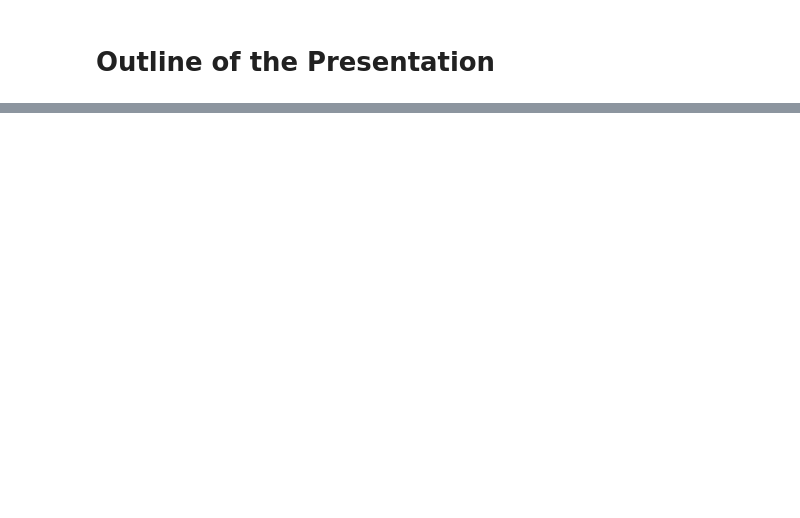
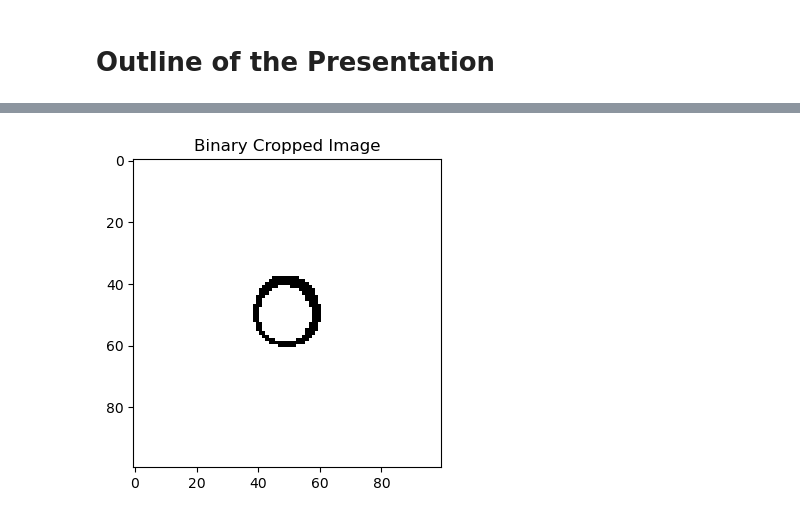
Before and after one commit to Hari31416/mini-project, a Jupyter notebook: presentations/first/Outline.ipynb, the cells around one changed output, grey strips where cells are left out. Cells and saved outputs as stored; diff of their text form; code cells hidden in the pictures; blank space fills up the shorter version.

```diff
--- a/presentations/first/Outline.ipynb
+++ b/presentations/first/Outline.ipynb
@@ -48,0 +98,8 @@
+# %%
+plt.figure(figsize=(8,4))
+plt.imshow(img_f[40:140, 120:220], cmap='gray')
+# plt.axis('off')
+plt.title("Binary Cropped Image")
+plt.savefig(PPT_PATH + r"\small.png")
+# %% [output]
+[figure, added]
```
Also changed, not shown: parts of 10 cells of this notebook, 52 other files.
